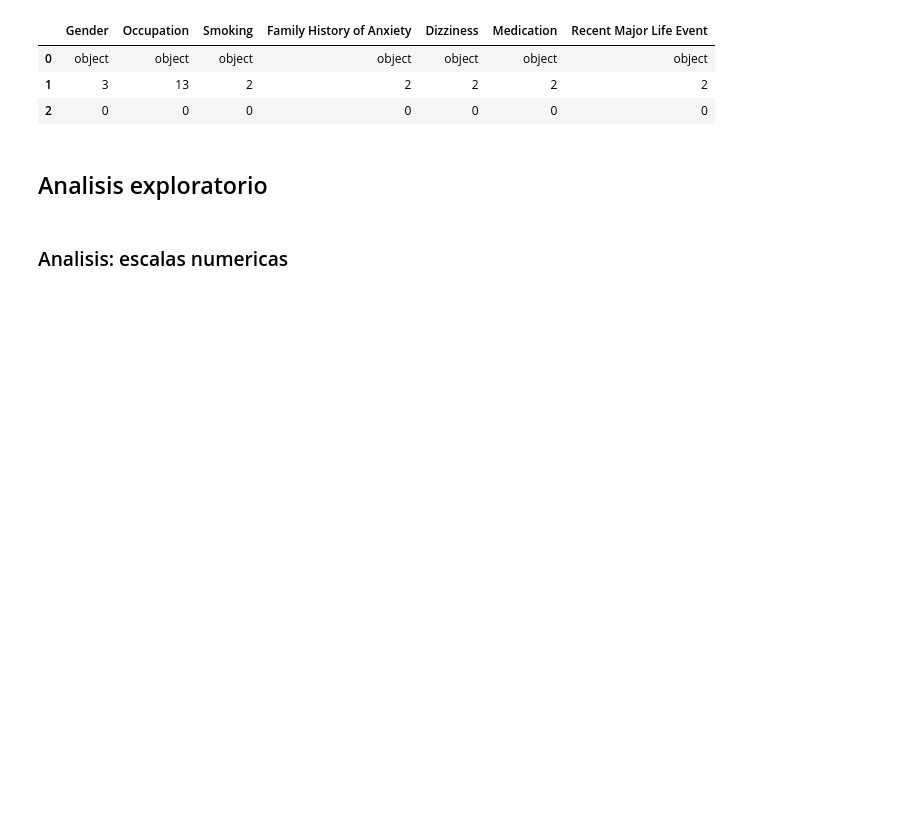
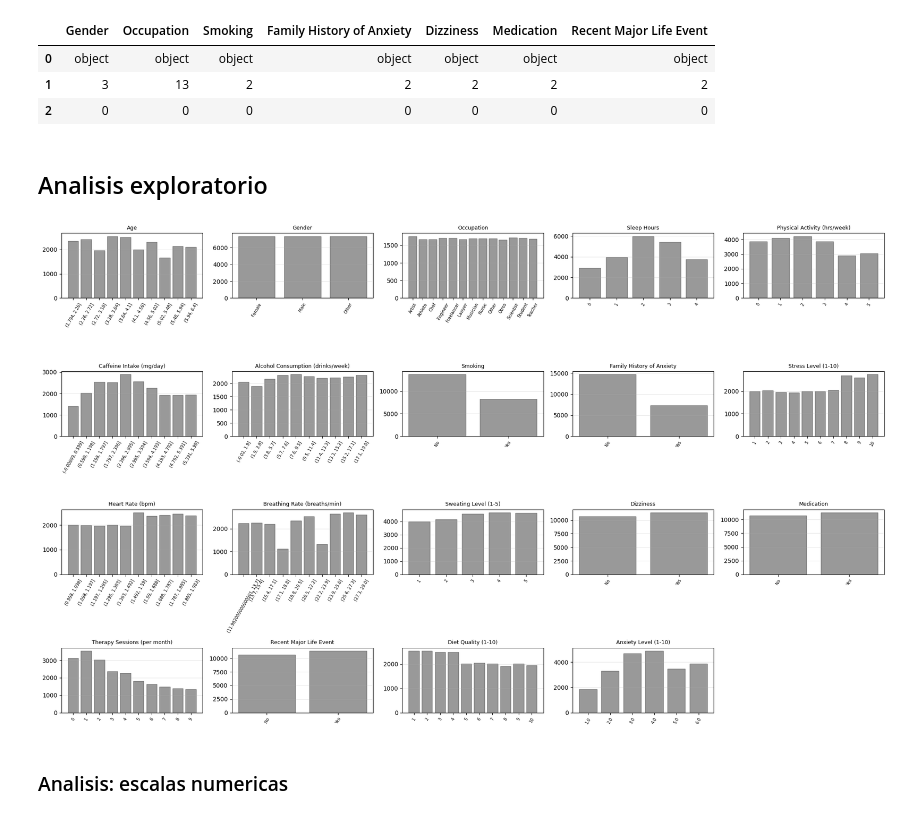
Before and after one commit to D2Giraldot/Anxiety_HMM_TdG, a Jupyter notebook: data-science-project/notebooks/Final/01_EDA.ipynb, the cells around one changed output. Cells and saved outputs as stored; diff of their text form; code cells hidden in the pictures; blank space fills up the shorter version.

Commit message:
🐛⚡️Ajustes en el EDA

```diff
--- a/data-science-project/notebooks/Final/01_EDA.ipynb
+++ b/data-science-project/notebooks/Final/01_EDA.ipynb
@@ -166,6 +194,48 @@ def chi2_con(tabla):
         def __init__(self, pvalue):
             self.pvalue = pvalue
     return Result(p)
+# %%
+import math
+
+def plot_compact_bars(df):
+    cols = df.columns
+    n = len(cols)
+    ncol = math.ceil(math.sqrt(n))
+    nrow = math.ceil(n / ncol)
+
+    fig, axes = plt.subplots(nrow, ncol, figsize=(ncol * 4, nrow * 3))
+    axes = axes.flatten()
+
+    for ax, col in zip(axes, cols):
+        s = df[col]
+        # Ajuste de detalle: binning para muchas categorías/números
+        if pd.api.types.is_numeric_dtype(s):
+            if s.nunique(dropna=True) > 15:
+                vc = pd.cut(s, bins=10, include_lowest=True).value_counts().sort_index()
+            else:
+                vc = s.value_counts(dropna=False).sort_index()
+        else:
+            vc = s.value_counts(dropna=False)
+            if len(vc) > 12:
+                top = vc.head(12)
+                vc = pd.concat([top, pd.Series({'Otros': vc.iloc[12:].sum()})])
+
+        vc = vc.sort_index()
+        ax.bar([str(i) for i in vc.index], vc.values, color='gray', edgecolor='dimgray', alpha=0.8)
+        ax.set_title(col, fontsize=9)
+        ax.tick_params(axis='x', labelrotation=60, labelsize=7)
+        ax.grid(axis='y', alpha=0.3)
+
+    # Oculta ejes sobrantes si la cuadrícula es mayor que el número de columnas
+    for ax in axes[len(cols):]:
+        ax.axis('off')
+
+    fig.tight_layout()
+    plt.show()
+
+plot_compact_bars(df_health)
+# %% [output]
+[figure, added]
 # %% [markdown]
 ### Analisis: escalas numericas
 # %% [markdown]
```
Also changed, not shown: parts of 8 cells of this notebook.
